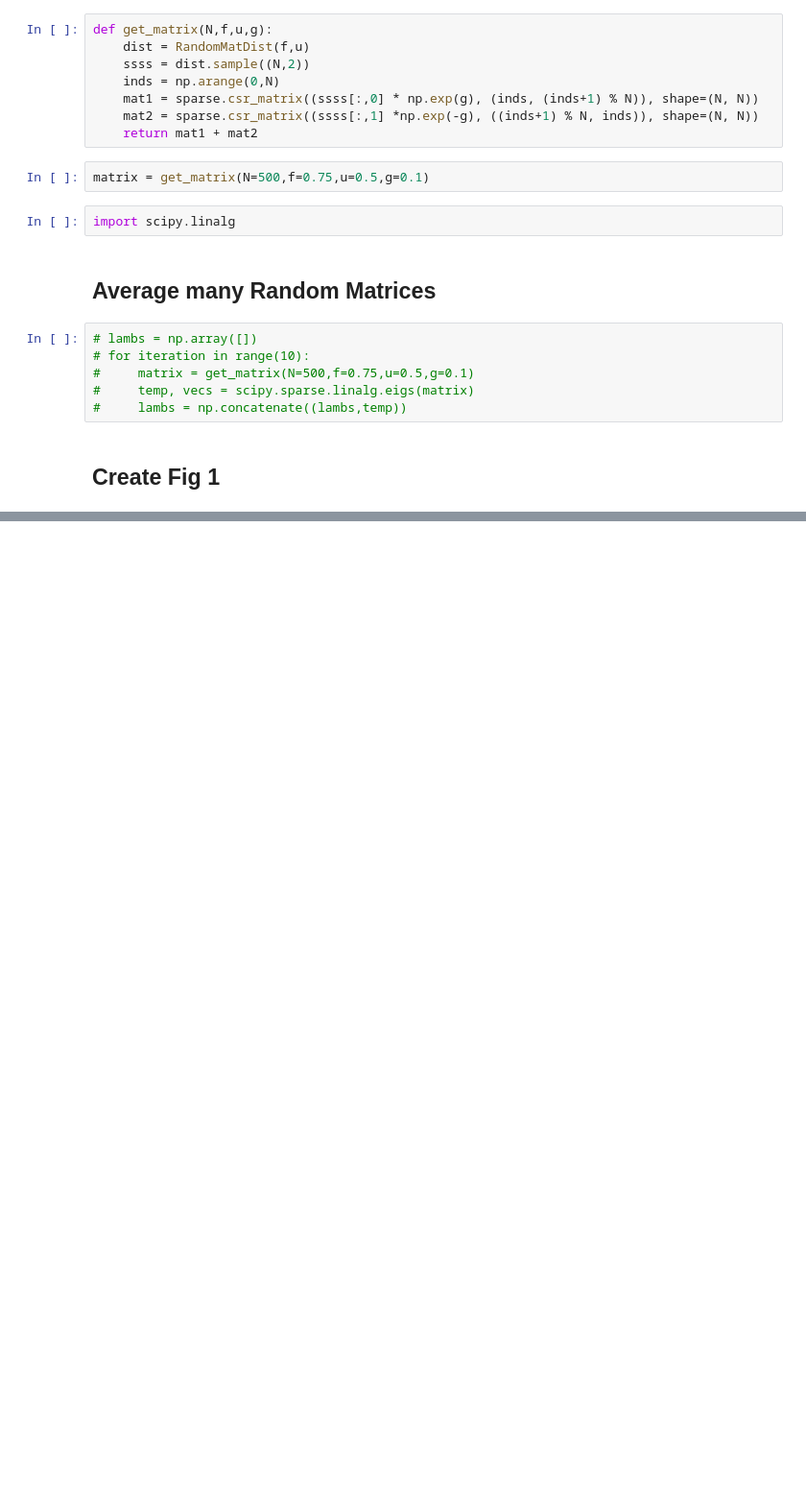
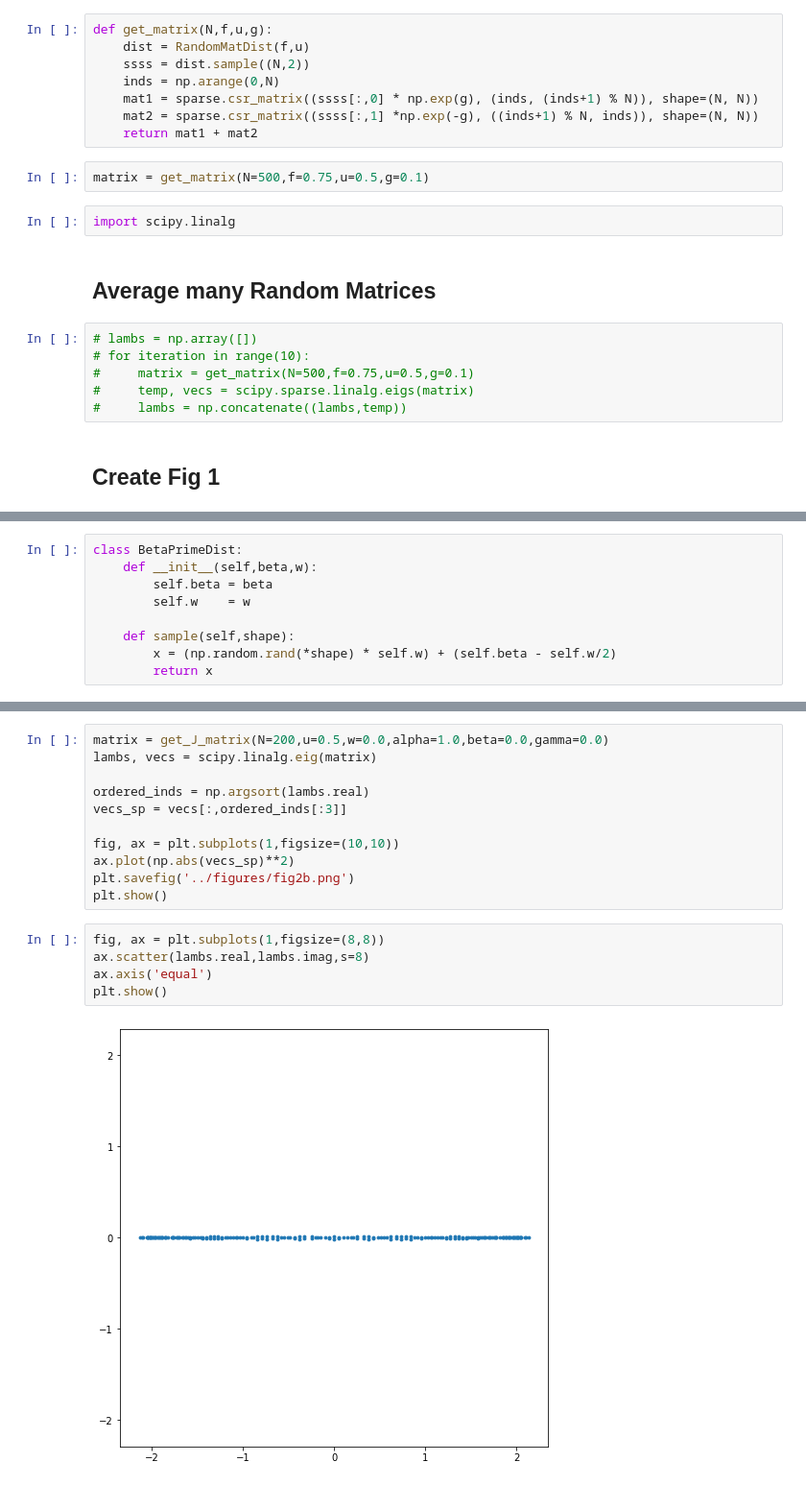
Before and after one commit to mdd423/anderson_project, a Jupyter notebook: notebooks/01-random-matrices.ipynb, the cells around one changed output, grey strips where cells are left out. Shown: that part at 96% size. Cells and saved outputs as stored; diff of their text form; blank space fills up the shorter version.

```diff
--- a/notebooks/01-random-matrices.ipynb
+++ b/notebooks/01-random-matrices.ipynb
@@ -66,0 +100,9 @@ plt.show()
+# %%
+class BetaPrimeDist:
+    def __init__(self,beta,w):
+        self.beta = beta
+        self.w    = w
+
+    def sample(self,shape):
+        x = (np.random.rand(*shape) * self.w) + (self.beta - self.w/2)
+        return x
@@ -66,0 +174,18 @@ plt.show()
+# %%
+matrix = get_J_matrix(N=200,u=0.5,w=0.0,alpha=1.0,beta=0.0,gamma=0.0)
+lambs, vecs = scipy.linalg.eig(matrix)
+
+ordered_inds = np.argsort(lambs.real)
+vecs_sp = vecs[:,ordered_inds[:3]]
+
+fig, ax = plt.subplots(1,figsize=(10,10))
+ax.plot(np.abs(vecs_sp)**2)
+plt.savefig('../figures/fig2b.png')
+plt.show()
+# %%
+fig, ax = plt.subplots(1,figsize=(8,8))
+ax.scatter(lambs.real,lambs.imag,s=8)
+ax.axis('equal')
+plt.show()
+# %% [output]
+[figure, added]
```
Also changed, not shown: parts of 21 cells of this notebook.
